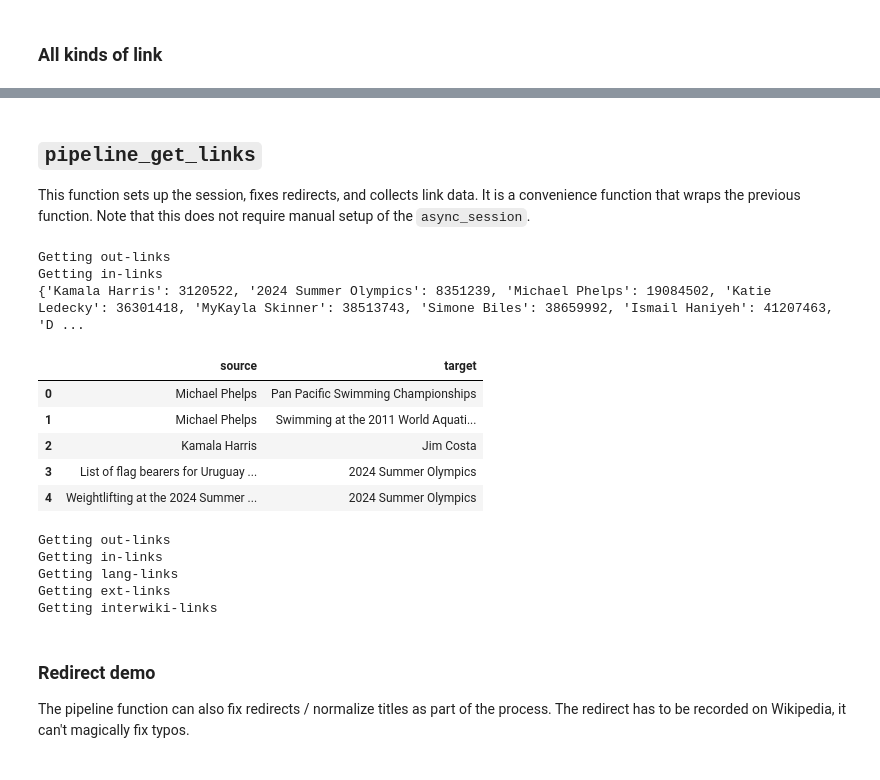
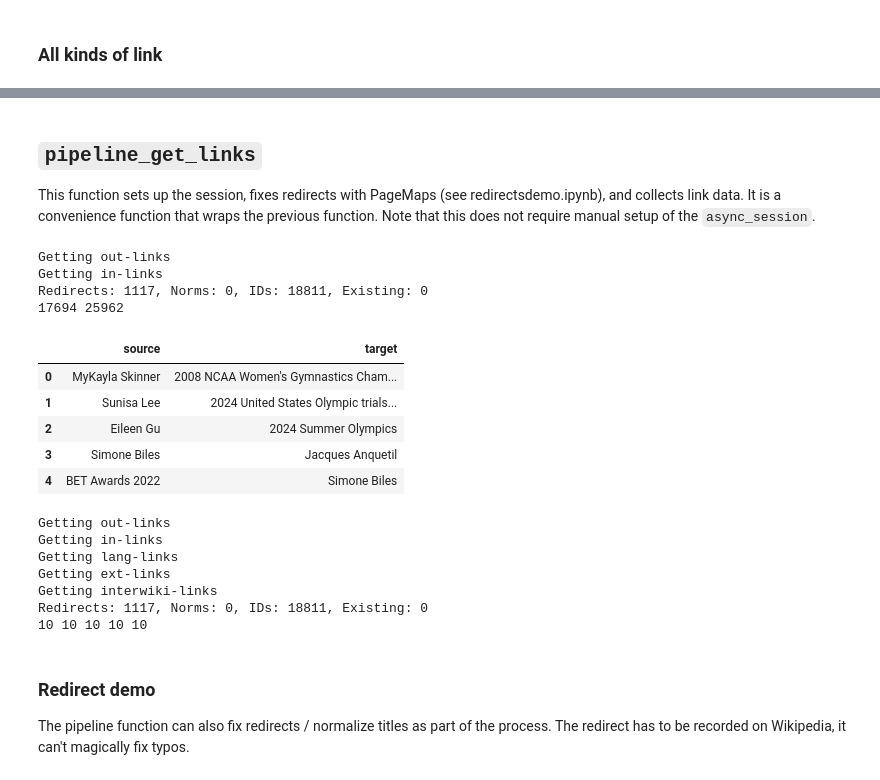
Before and after one commit to pgilders/WikiToolkit, a Jupyter notebook: linkdemo.ipynb, the cells around one changed output, grey strips where cells are left out. Cells and saved outputs as stored; diff of their text form; code cells hidden in the pictures.

Commit message:
Big redirects refactor with PageMaps. Added/edited demos and documentation.

```diff
--- a/linkdemo.ipynb
+++ b/linkdemo.ipynb
@@ -122,62 +125,60 @@ Getting ext-links
 # %% [markdown]
 ## `pipeline_get_links`
 
-This function sets up the session, fixes redirects, and collects link data. It is a convenience function that wraps the previous function. Note that this does not require manual setup of the `async_session`.
+This function sets up the session, fixes redirects with PageMaps (see redirectsdemo.ipynb), and collects link data. It is a convenience function that wraps the previous function. Note that this does not require manual setup of the `async_session`.
 # %%
-links_data = await wikitools.pipeline_get_links('en.wikipedia', my_agent,
+links, pagemaps = await wikitools.pipeline_get_links('en.wikipedia', my_agent,
                                                 titles=artlist[:10],
                                                 gl_args={'mode':['out', 'in'],
                                                         'update_maps':True})
-links = links_data['links']
-id_map = links_data['id_map']
-redirect_map = links_data['redirect_map']
-norm_map = links_data['norm_map']
 
 # Get list of articles and edges (excluding redlinks, those with no page id)
 articles = set([x['title'] for y in links['in'].values() for x in y] +
                 [x['title'] for y in links['out'].values() for x in y
-                 if id_map[x['title']] != -1])
+                 if pagemaps.id_map[x['title']] != -1])
 edges = pd.DataFrame(set([(k, x['title']) for k, v in links['out'].items()
-                          for x in v if id_map[x['title']] != -1] +
+                          for x in v if pagemaps.id_map[x['title']] != -1] +
                          [(x['title'], k) for k, v in links['in'].items()
                           for x in v]), columns=['source', 'target'])
 
-# Additionally returns id_map, redirect_map, norm_map
-print(id_map)
-print(redirect_map)
-print(norm_map)
+# Additionally returns new pagemaps object (if not supplied), storing redirects, normalizations, and page ids
+# It's recommended to create a single pagemaps object in a project and update it with each call
+print(pagemaps)
 
 print(len(articles), len(edges))
 display(edges.head())
 # %% [output]
 Getting out-links
 Getting in-links
-{'Kamala Harris': 3120522, '2024 Summer Olympics': 8351239, 'Michael Phelps': 19084502, 'Katie Ledecky': 36301418, 'MyKayla Skinner': 38513743, 'Simone Biles': 38659992, 'Ismail Haniyeh': 41207463, 'D ...
+Redirects: 1117, Norms: 0, IDs: 18811, Existing: 0
+17694 25962
 |  | source | target |
-| 0 | Michael Phelps | Pan Pacific Swimming Championships |
-| 1 | Michael Phelps | Swimming at the 2011 World Aquati... |
-| 2 | Kamala Harris | Jim Costa |
-| 3 | List of flag bearers for Uruguay ... | 2024 Summer Olympics |
-| 4 | Weightlifting at the 2024 Summer ... | 2024 Summer Olympics |
+| 0 | MyKayla Skinner | 2008 NCAA Women's Gymnastics Cham... |
+| 1 | Sunisa Lee | 2024 United States Olympic trials... |
+| 2 | Eileen Gu | 2024 Summer Olympics |
+| 3 | Simone Biles | Jacques Anquetil |
+| 4 | BET Awards 2022 | Simone Biles |
 # %%
 # testing with page ids instead of titles
-ids = [id_map[x] for x in artlist[:10]]
-links_data = await wikitools.pipeline_get_links('en.wikipedia', my_agent,
-                                                pageids=ids,
+# supply pre-existing pagemaps object
+ids = [pagemaps.id_map[x] for x in artlist[:10]]
+links = await wikitools.pipeline_get_links('en.wikipedia', my_agent,
+                                                pageids=ids, pagemaps=pagemaps,
                                                 gl_args={'mode':['out', 'in',
                                                                  'lang', 'ext',
                                                                  'interwiki'],
                                                         'update_maps':True})
-links = links_data['links']
-id_map = links_data['id_map']
-redirect_map = links_data['redirect_map']
-norm_map = links_data['norm_map']
+print(pagemaps)
+print(len(links['in']), len(links['out']), len(links['lang']),
+        len(links['ext']), len(links['interwiki']))
 # %% [output]
 Getting out-links
 Getting in-links
 Getting lang-links
 Getting ext-links
 Getting interwiki-links
+Redirects: 1117, Norms: 0, IDs: 18811, Existing: 0
+10 10 10 10 10
 # %% [markdown]
 ### Redirect demo
 
```
Also changed, not shown: parts of 6 cells of this notebook, 10 other files.
